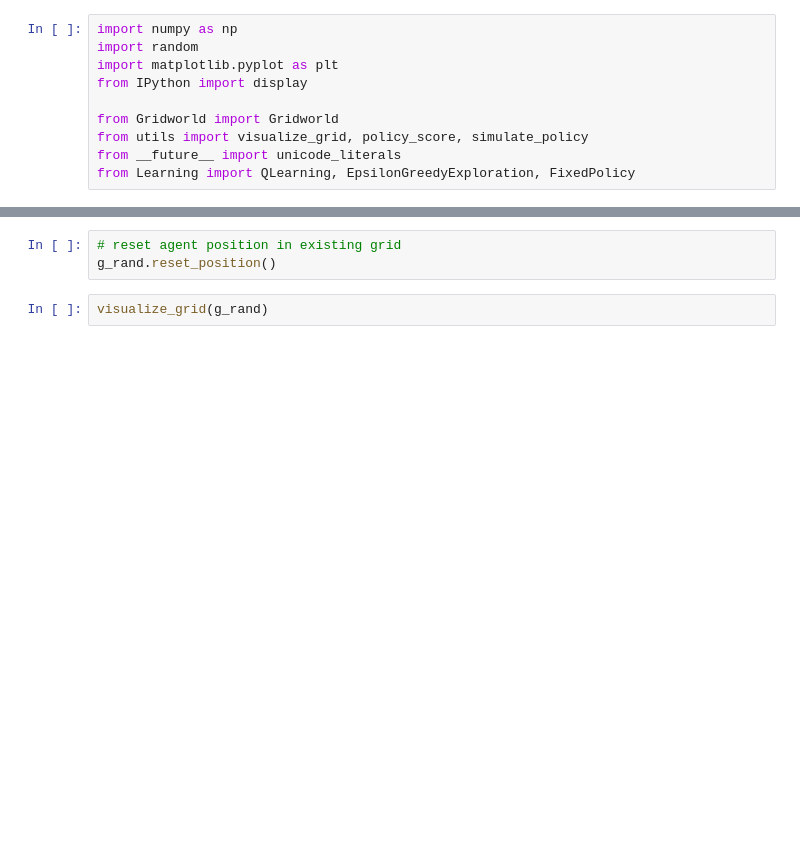
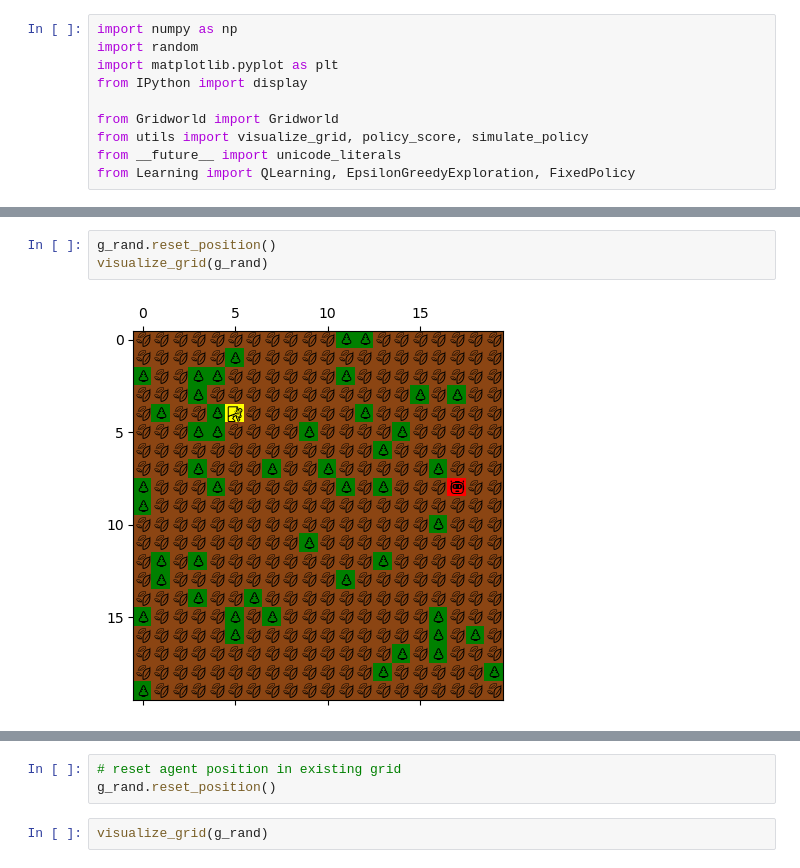
Before and after one commit to anujshetty/SearchAndResQ, a Jupyter notebook: Starter.ipynb, the cells around one changed output, grey strips where cells are left out. Cells and saved outputs as stored; diff of their text form; blank space fills up the shorter version.

```diff
--- a/Starter.ipynb
+++ b/Starter.ipynb
@@ -28 +34,6 @@ print(qlearning_model.Q.shape)
+# %%
+g_rand.reset_position()
+visualize_grid(g_rand)
+# %% [output]
+[figure, added]
 # %%
```
Also changed, not shown: parts of 8 cells of this notebook, 3 other files.
